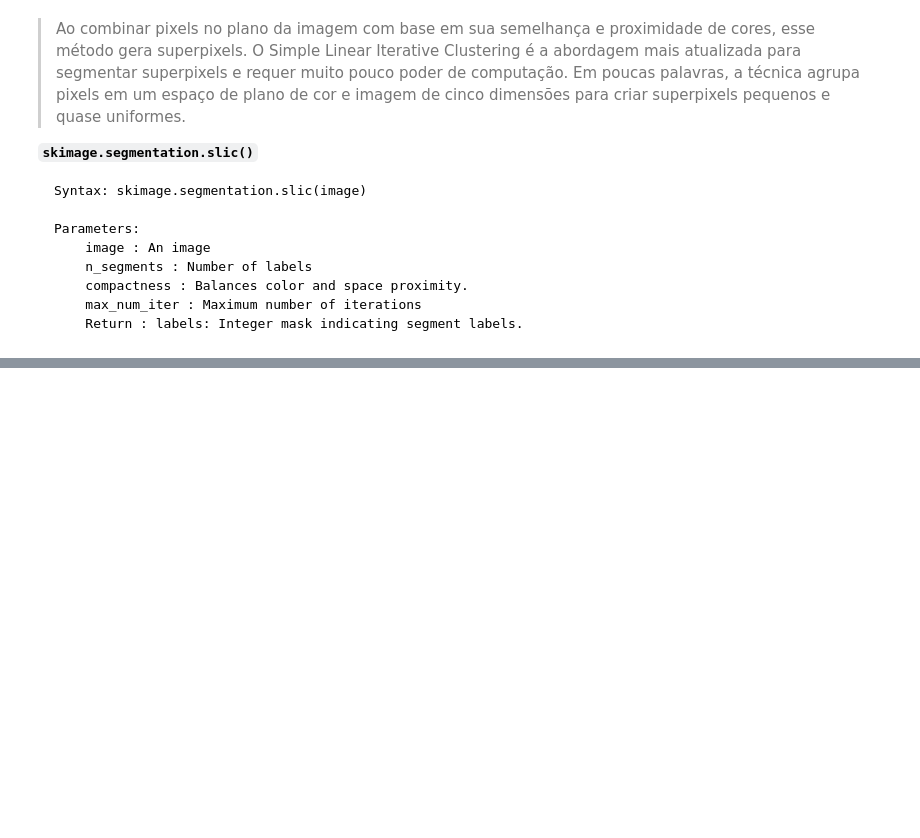
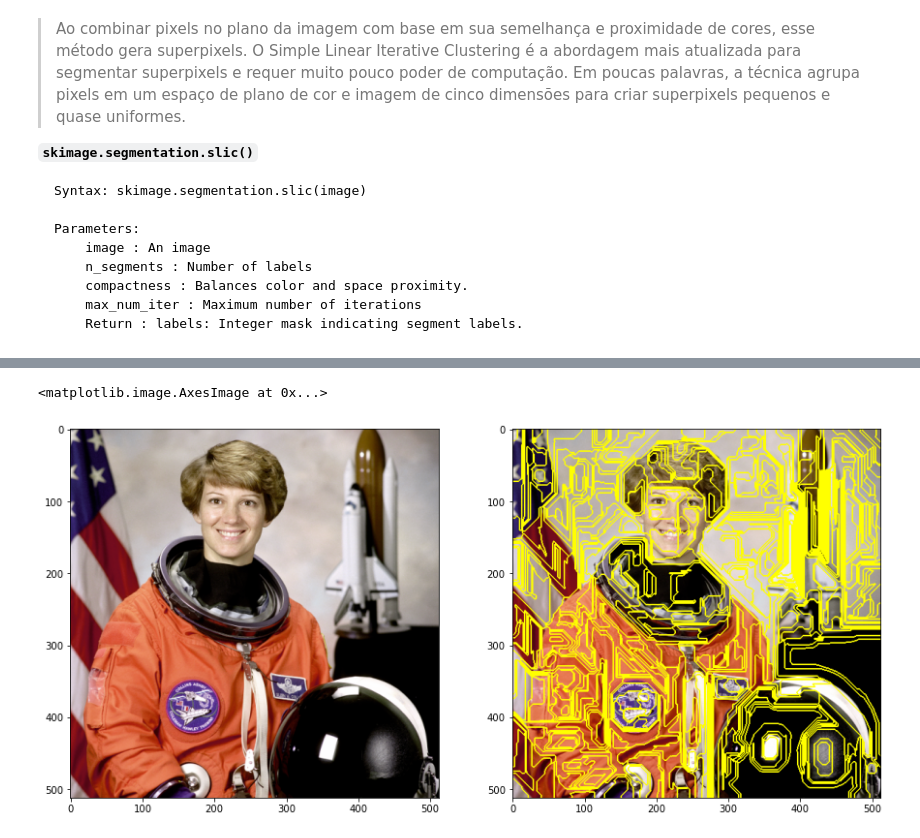
Before and after one commit to andressagomes26/MachineLearning_AcademyBootcamp, a Jupyter notebook: Módulo 1 - Visão Computacional/Tutorial_scikit-image.ipynb, the cells around one changed output, grey strips where cells are left out. Cells and saved outputs as stored; diff of their text form; code cells hidden in the pictures; blank space fills up the shorter version.

```diff
--- a/Módulo 1 - Visão Computacional/Tutorial_scikit-image.ipynb
+++ b/Módulo 1 - Visão Computacional/Tutorial_scikit-image.ipynb
@@ -382,0 +425,27 @@ plt.imshow(mark_boundaries(astronaut, astronaut_segments))
+# %%
+# Importing the required libraries
+from skimage.segmentation import felzenszwalb
+from skimage.color import label2rgb
+from skimage.data import astronaut
+# Setting the figure size as 15, 15
+plt.figure(figsize=(15,15))
+# Sample Image of scikit-image package
+astronaut = astronaut()
+# computing the Felzenszwalb's
+# Segmentation with sigma = 5 and minimum
+# size = 100
+astronaut_segments = felzenszwalb(astronaut,
+scale = 2,
+sigma=5,
+min_size=100)
+# Plotting the original image
+plt.subplot(1,2,1)
+plt.imshow(astronaut)
+# Marking the boundaries of
+# Felzenszwalb's segmentations
+plt.subplot(1,2,2)
+plt.imshow(mark_boundaries(astronaut,
+astronaut_segments))
+# %% [output]
+<matplotlib.image.AxesImage at 0x...>
+[figure, added]
```
Also changed, not shown: parts of 4 cells of this notebook, 44 other files.
